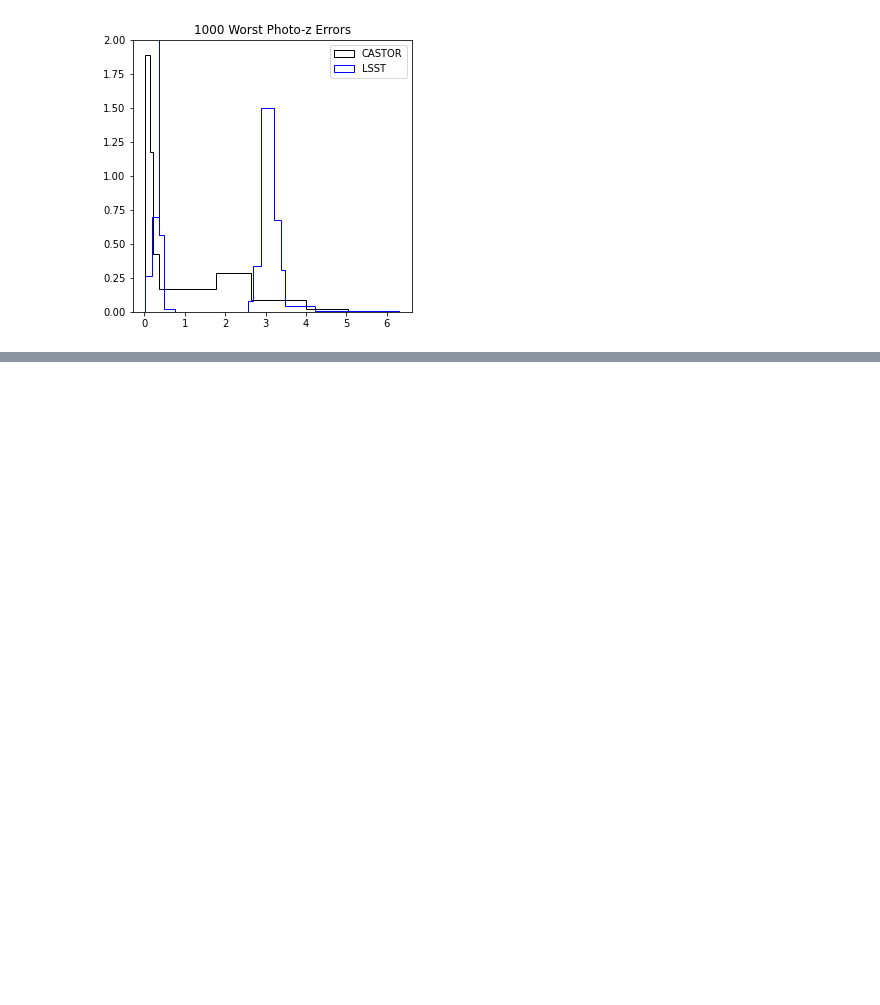
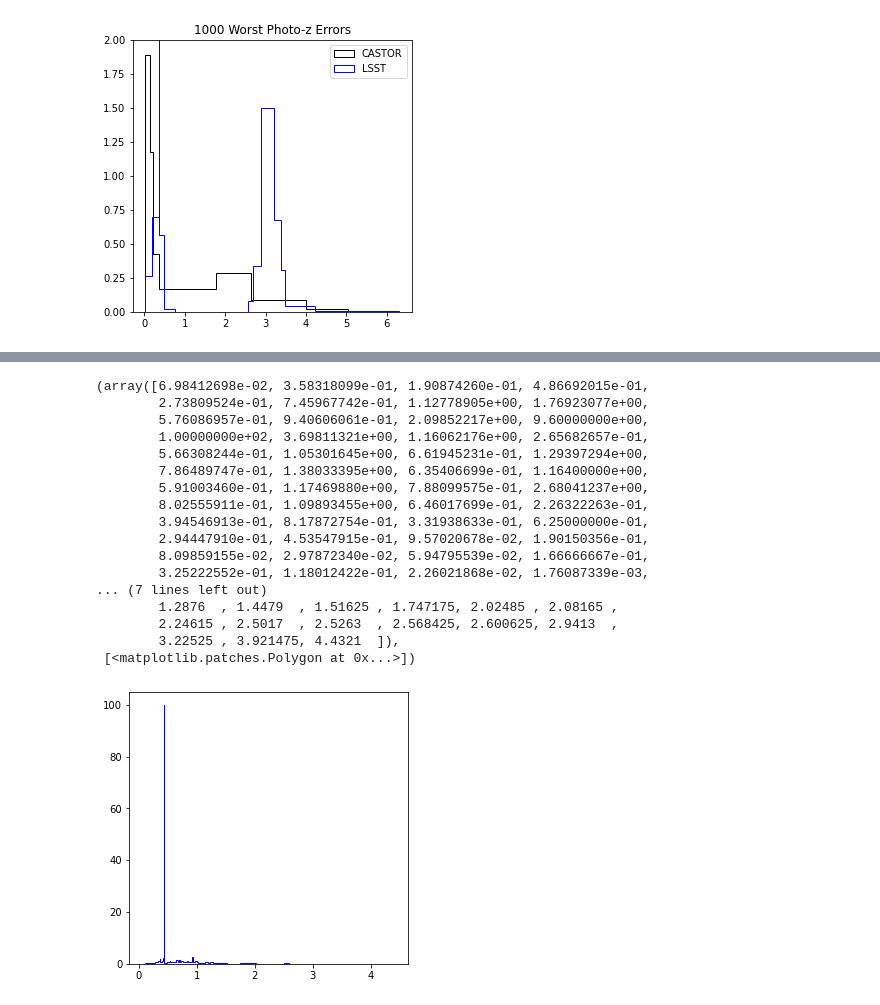
Before and after one commit to aimalz/CASTORpz, a Jupyter notebook: Photo-z_exploration.ipynb, the cells around one changed output, grey strips where cells are left out. Saved outputs shown, nothing was run; the diff lists cells and outputs as text; code cells hidden in the pictures; blank space fills up the shorter version.

```diff
--- a/Photo-z_exploration.ipynb
+++ b/Photo-z_exploration.ipynb
@@ -709,0 +749,26 @@ plt.legend()
+# %%
+fig = plt.figure(figsize=(5, 5))
+ax = fig.add_subplot(111)
+
+hist(estz_LSST[0:10000], bins='blocks', ax=ax, density=True, zorder=1,
+         histtype='step', color='b',
+         label="LSST")
+# %% [output]
+(array([6.98412698e-02, 3.58318099e-01, 1.90874260e-01, 4.86692015e-01,
+        2.73809524e-01, 7.45967742e-01, 1.12778905e+00, 1.76923077e+00,
+        5.76086957e-01, 9.40606061e-01, 2.09852217e+00, 9.60000000e+00,
+        1.00000000e+02, 3.69811321e+00, 1.16062176e+00, 2.65682657e-01,
+        5.66308244e-01, 1.05301645e+00, 6.61945231e-01, 1.29397294e+00,
+        7.86489747e-01, 1.38033395e+00, 6.35406699e-01, 1.16400000e+00,
+        5.91003460e-01, 1.17469880e+00, 7.88099575e-01, 2.68041237e+00,
+        8.02555911e-01, 1.09893455e+00, 6.46017699e-01, 2.26322263e-01,
+        3.94546913e-01, 8.17872754e-01, 3.31938633e-01, 6.25000000e-01,
+        2.94447910e-01, 4.53547915e-01, 9.57020678e-02, 1.90150356e-01,
+        8.09859155e-02, 2.97872340e-02, 5.94795539e-02, 1.66666667e-01,
+        3.25222552e-01, 1.18012422e-01, 2.26021868e-02, 1.76087339e-03,
+... (7 lines left out)
+        1.2876  , 1.4479  , 1.51625 , 1.747175, 2.02485 , 2.08165 ,
+        2.24615 , 2.5017  , 2.5263  , 2.568425, 2.600625, 2.9413  ,
+        3.22525 , 3.921475, 4.4321  ]),
+ [<matplotlib.patches.Polygon at 0x...>])
+[figure, added]
```
Also changed, not shown: parts of 56 cells of this notebook.
